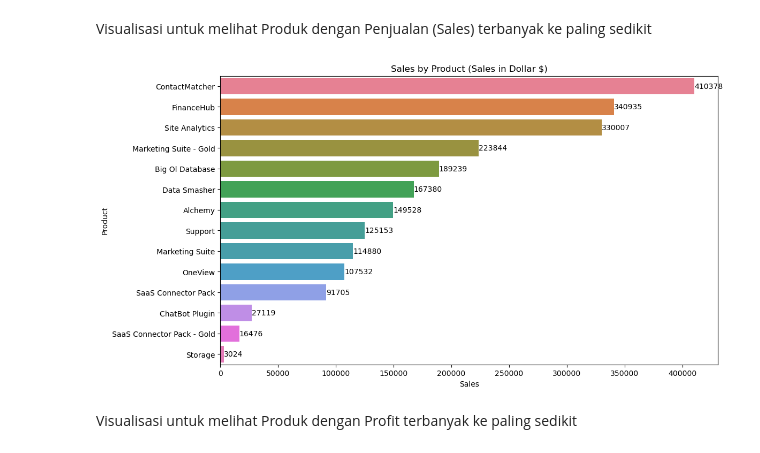
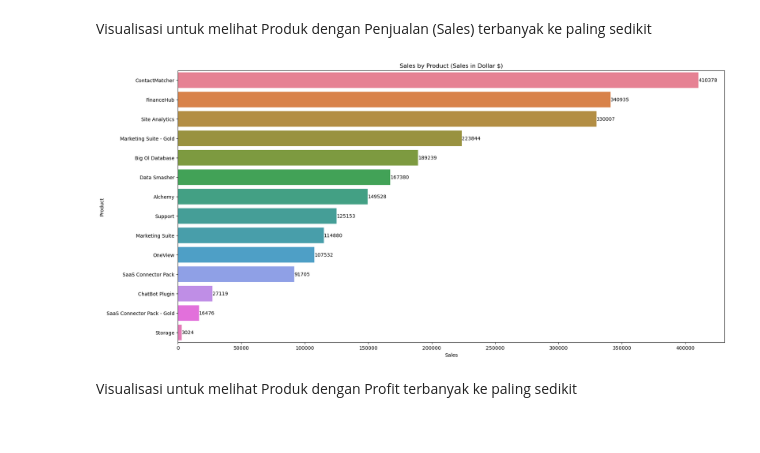
Before and after one commit to alhamfebian/purwadhika-jcdsol, a Jupyter notebook: Capstone Project/Capstone Project Module 2/capstone_project_module_2.ipynb, the cells around one changed output. Cells and saved outputs as stored; diff of their text form; code cells hidden in the pictures.

```diff
--- a/Capstone Project/Capstone Project Module 2/capstone_project_module_2.ipynb
+++ b/Capstone Project/Capstone Project Module 2/capstone_project_module_2.ipynb
@@ -296,20 +287,20 @@ plt.show()
 # %% [markdown]
 Visualisasi untuk melihat Produk dengan Penjualan (Sales) terbanyak ke paling sedikit
 # %%
-plt.figure(figsize=(12, 7))
+plt.figure(figsize=(30, 10))
 sales_by_product = df_saas_sales.groupby('Product')['Sales'].sum().sort_values(ascending = False).reset_index()
 sales_by_product_barplot = sns.barplot(
     data = sales_by_product,
     x = 'Sales',
     y = 'Product',
     hue = 'Product'
 )
 for container in sales_by_product_barplot.containers:
     sales_by_product_barplot.bar_label(container, fmt='%.0f')
 plt.title('Sales by Product (Sales in Dollar $)')
 plt.show()
 # %% [output]
-[figure, old version]
+[figure, new version]
 # %% [markdown]
 Visualisasi untuk melihat Produk dengan Profit terbanyak ke paling sedikit
 # %%
```
Also changed, not shown: parts of 11 cells of this notebook.
